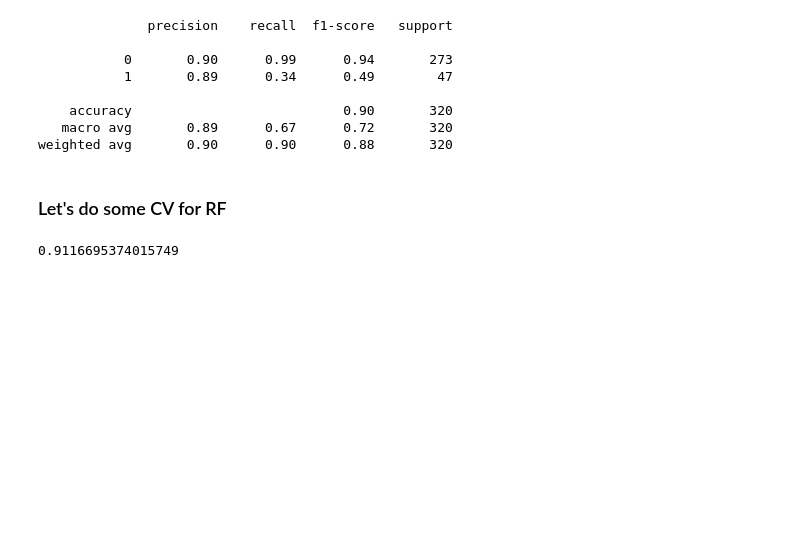
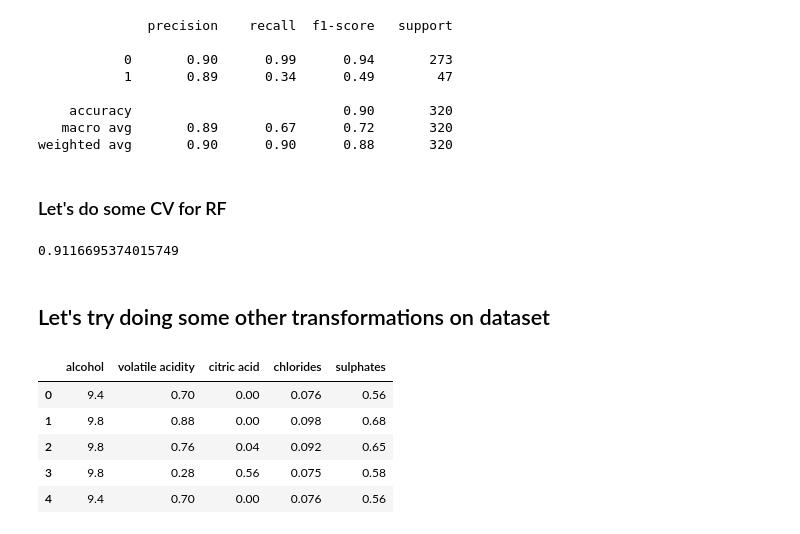
Before and after one commit to hernandezurbina/KaggleAdventures, a Jupyter notebook: WineQuality.ipynb, the cells around one changed output. Drawn from its saved outputs; the diff is of its cells as text; code cells hidden in the pictures; blank space fills up the shorter version.

```diff
--- a/WineQuality.ipynb
+++ b/WineQuality.ipynb
@@ -296,3 +302,17 @@ rfEval = cross_val_score(estimator=modelRF, X=X_train, y=y_train, cv=10)
 rfEval.mean()
 # %% [output]
 0.9116695374015749
+# %% [markdown]
+## Let's try doing some other transformations on dataset
+# %%
+X = wine[['alcohol', 'volatile acidity', 'citric acid', 'chlorides', 'sulphates']]
+y = wine['quality']
+# %%
+X.head()
+# %% [output]
+|  | alcohol | volatile acidity | citric acid | chlorides | sulphates |
+| 0 | 9.4 | 0.70 | 0.00 | 0.076 | 0.56 |
+| 1 | 9.8 | 0.88 | 0.00 | 0.098 | 0.68 |
+| 2 | 9.8 | 0.76 | 0.04 | 0.092 | 0.65 |
+| 3 | 9.8 | 0.28 | 0.56 | 0.075 | 0.58 |
+| 4 | 9.4 | 0.70 | 0.00 | 0.076 | 0.56 |
```
Also changed, not shown: parts of 36 cells of this notebook.
